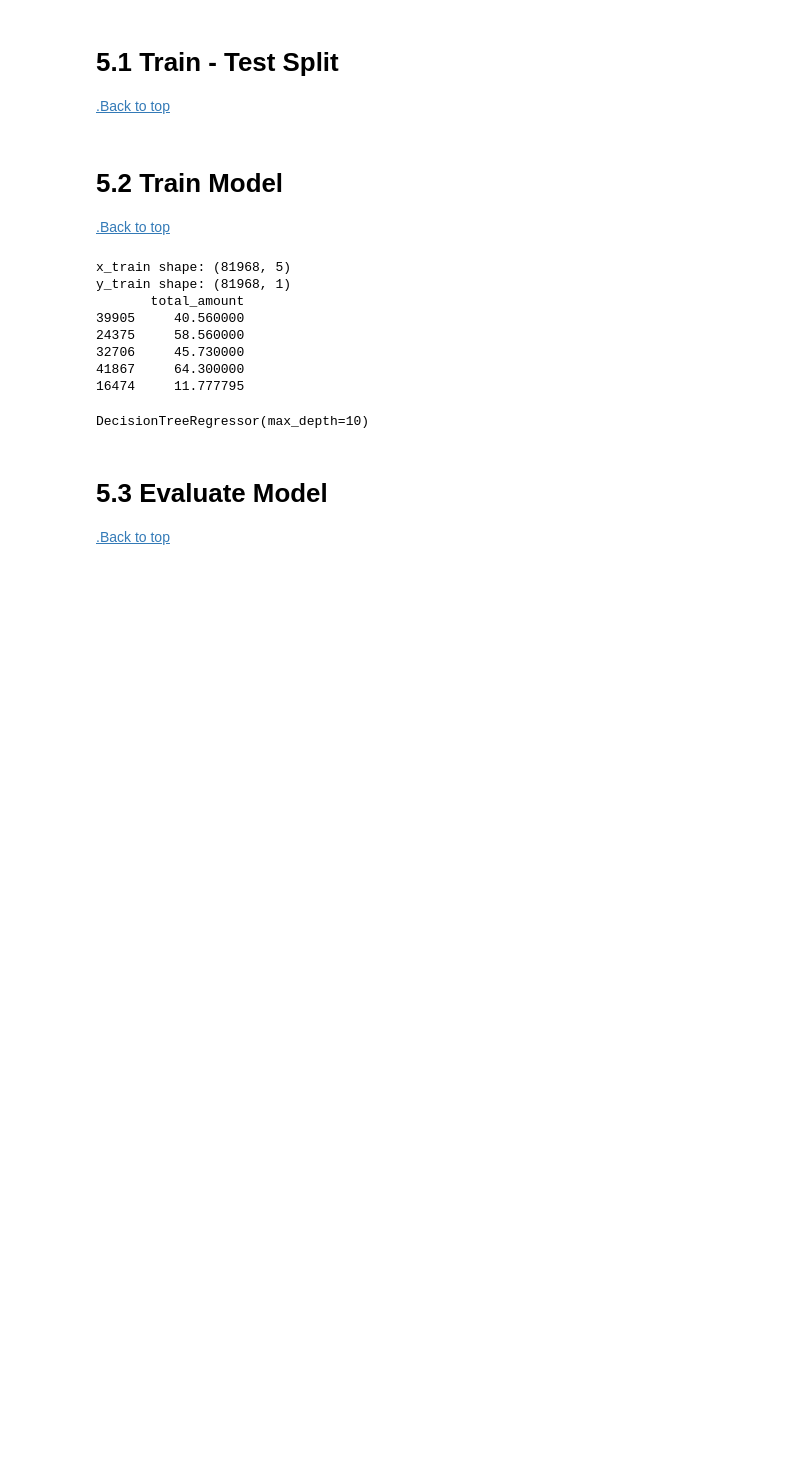
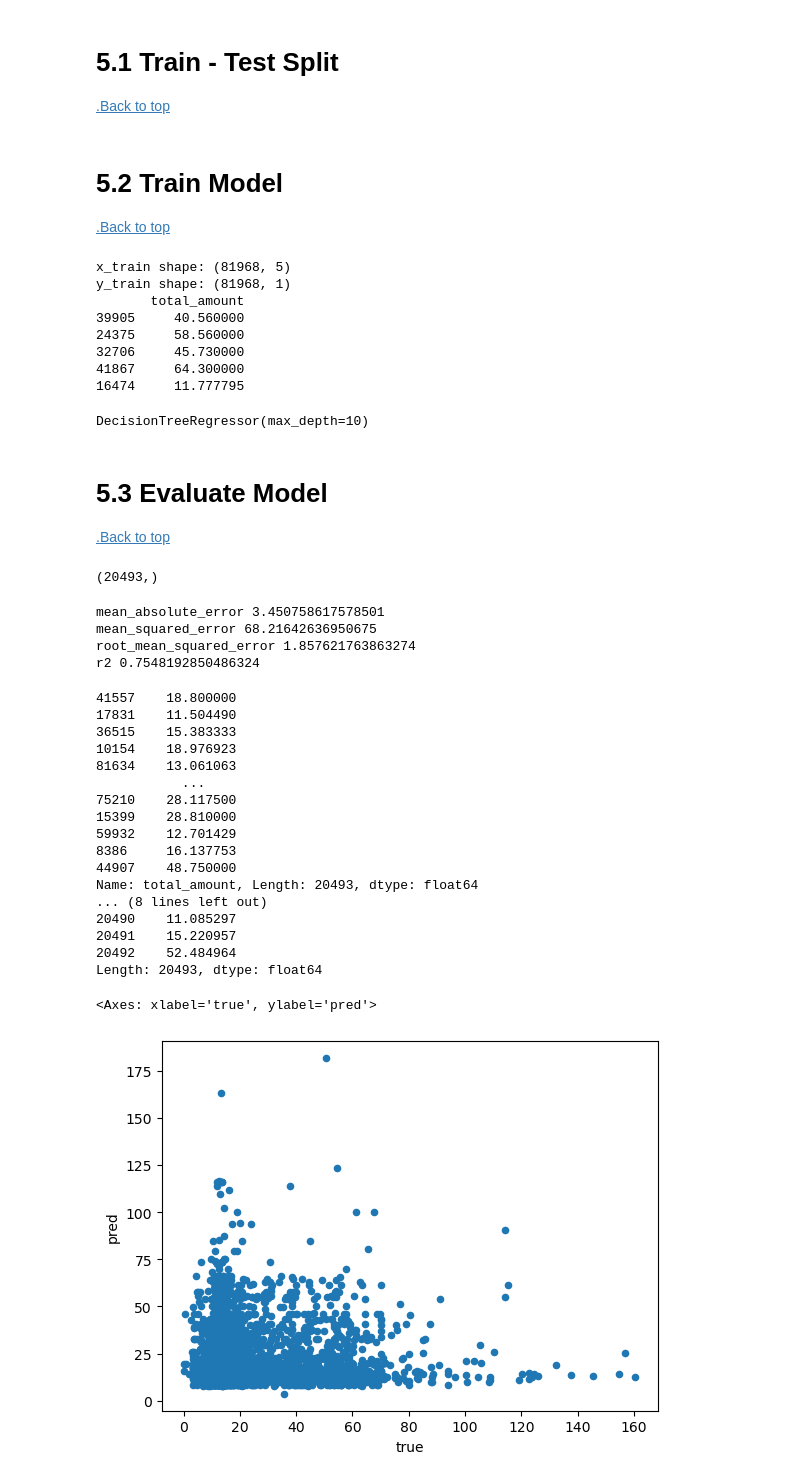
Before and after one commit to Alfej/Taxi-Data-Analysis, a Jupyter notebook: Presentable Notebook.ipynb, the cells around one changed output. Saved outputs shown, nothing was run; the diff lists cells and outputs as text; code cells hidden in the pictures; blank space fills up the shorter version.

Commit message:
Evalution of model and finding out error in model

```diff
--- a/Presentable Notebook.ipynb
+++ b/Presentable Notebook.ipynb
@@ -426,6 +427,57 @@ y_train shape: (81968, 1)
 16474     11.777795
 DecisionTreeRegressor(max_depth=10)
 # %% [markdown]
-# 5.3 Evaluate Model <a id='benchmark_model'></a>
+# 5.3 Evaluate Model <a id='model_evaluation'></a>
 
 [.Back to top](#table_of_contents)
+# %%
+from sklearn.metrics import mean_absolute_error,mean_squared_error, r2_score
+from math import sqrt
+
+model_creatd = model
+y_predict = model.predict(x_test)
+print(y_predict.shape)
+# %% [output]
+(20493,)
+# %%
+print('mean_absolute_error',mean_absolute_error(y_test,y_predict))
+print('mean_squared_error',mean_squared_error(y_test,y_predict))
+print('root_mean_squared_error',sqrt(mean_absolute_error(y_test,y_predict)))
+print('r2',r2_score(y_test,y_predict))
+# %% [output]
+mean_absolute_error 3.450758617578501
+mean_squared_error 68.21642636950675
+root_mean_squared_error 1.857621763863274
+r2 0.7548192850486324
+# %%
+
+
+y_test_series = pd.Series(y_test.squeeze())
+y_predict_series = pd.Series(y_predict.squeeze())
+
+print(y_test_series)
+print(y_predict_series)
+data = {'true': y_test_series, 'pred': y_predict_series}
+results = pd.DataFrame(data)
+
+results.plot(kind = 'scatter', x='true', y= 'pred')
+# %% [output]
+41557    18.800000
+17831    11.504490
+36515    15.383333
+10154    18.976923
+81634    13.061063
+           ...
+75210    28.117500
+15399    28.810000
+59932    12.701429
+8386     16.137753
+44907    48.750000
+Name: total_amount, Length: 20493, dtype: float64
+... (8 lines left out)
+20490    11.085297
+20491    15.220957
+20492    52.484964
+Length: 20493, dtype: float64
+<Axes: xlabel='true', ylabel='pred'>
+[figure, added]
```
Also changed, not shown: parts of 10 cells of this notebook.
